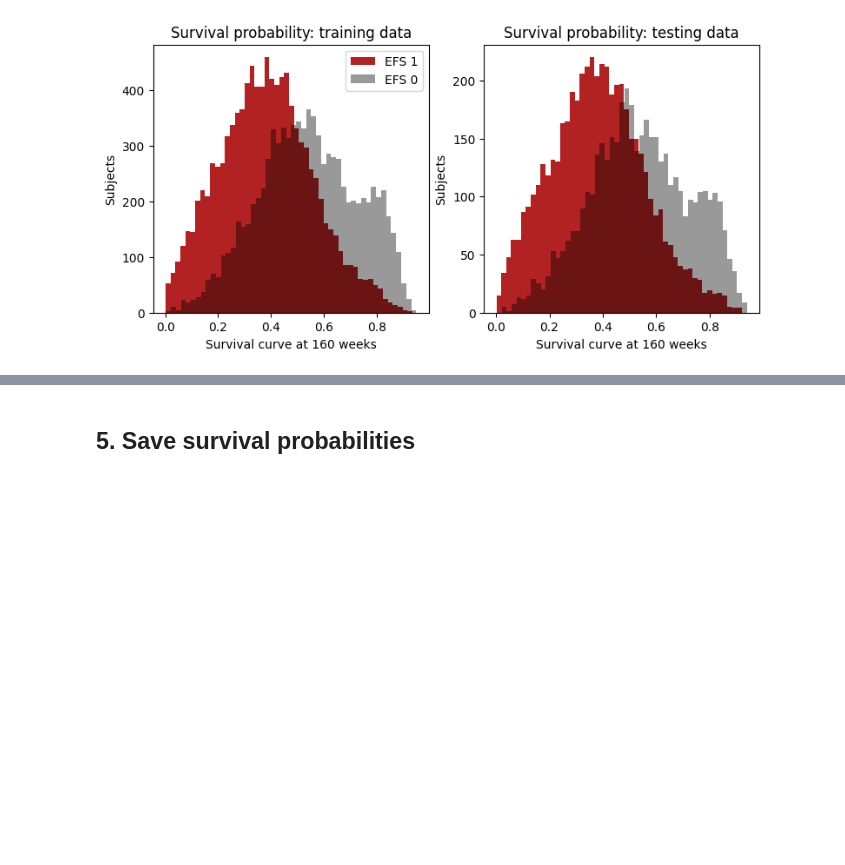
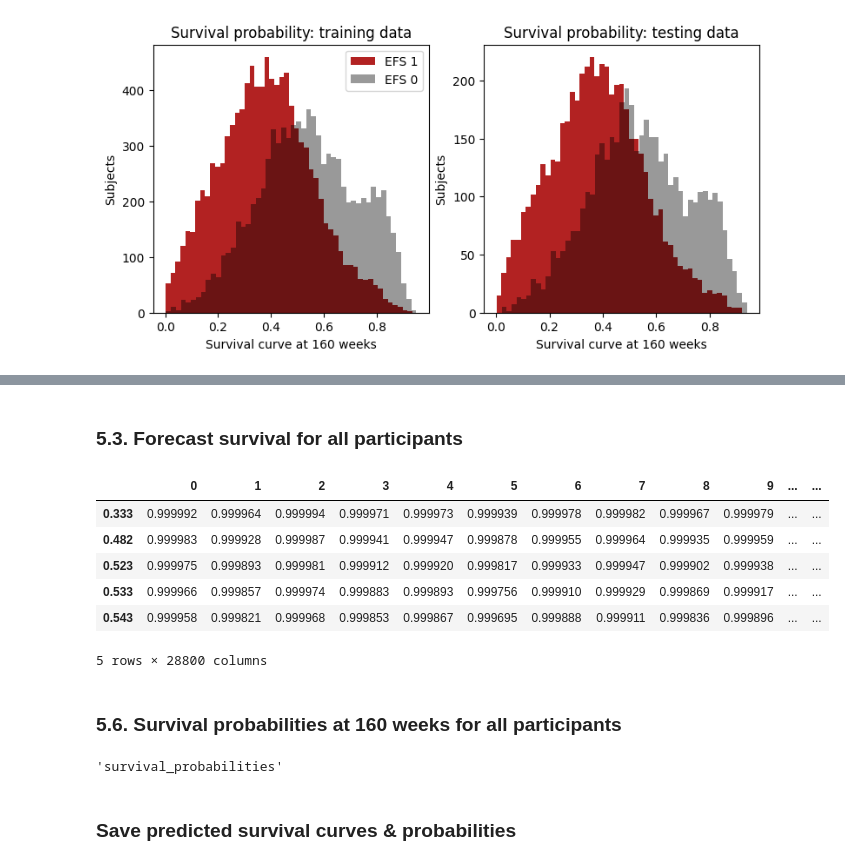
Before and after one commit to gperdrizet/HSCT_survival, a Jupyter notebook: notebooks/04.1-cox_proportional_hazards_regression_model.ipynb, the cells around one changed output, grey strips where cells are left out. Cells and saved outputs as stored; diff of their text form; code cells hidden in the pictures; blank space fills up the shorter version.

```diff
--- a/notebooks/04.1-cox_proportional_hazards_regression_model.ipynb
+++ b/notebooks/04.1-cox_proportional_hazards_regression_model.ipynb
@@ -19,8 +19,8 @@ pd.set_option('display.max_rows', 500)
 data_df_file=f'{config.DATA_PATH}/processed/02.1-no_multicollinearity_encoded_all_imputed_data_df.parquet'
 raw_data_file=f'{config.DATA_PATH}/raw/train.csv'
 feature_types_dict_file=f'{config.DATA_PATH}/processed/01.1-feature_type_dict.pkl'
-training_survival_probabilities_file=f'{config.DATA_PATH}/processed/04.1-training_survival_probabilities.pkl'
-testing_survival_probabilities_file=f'{config.DATA_PATH}/processed/04.1-testing_survival_probabilities.pkl'
+survival_functions_file=f'{config.DATA_PATH}/processed/04.1-coxPH_survival_functions.parquet'
+survival_probabilities_file=f'{config.DATA_PATH}/processed/04.1-coxPH_160_weeke_survival_probabilities.pkl'
 # %% [markdown]
 ## 1. Load data
 # %%
@@ -310,2 +375,24 @@ plt.show()
+# %% [markdown]
+### 5.3. Forecast survival for all participants
+# %%
+survival_functions=cph_model.predict_survival_function(data_df)
+survival_functions.to_parquet(survival_functions_file)
+survival_functions.head()
+# %% [output]
+|  | 0 | 1 | 2 | 3 | 4 | 5 | 6 | 7 | 8 | 9 | ... | ... |
+| 0.333 | 0.999992 | 0.999964 | 0.999994 | 0.999971 | 0.999973 | 0.999939 | 0.999978 | 0.999982 | 0.999967 | 0.999979 | ... | ... |
+| 0.482 | 0.999983 | 0.999928 | 0.999987 | 0.999941 | 0.999947 | 0.999878 | 0.999955 | 0.999964 | 0.999935 | 0.999959 | ... | ... |
+| 0.523 | 0.999975 | 0.999893 | 0.999981 | 0.999912 | 0.999920 | 0.999817 | 0.999933 | 0.999947 | 0.999902 | 0.999938 | ... | ... |
+| 0.533 | 0.999966 | 0.999857 | 0.999974 | 0.999883 | 0.999893 | 0.999756 | 0.999910 | 0.999929 | 0.999869 | 0.999917 | ... | ... |
+| 0.543 | 0.999958 | 0.999821 | 0.999968 | 0.999853 | 0.999867 | 0.999695 | 0.999888 | 0.999911 | 0.999836 | 0.999896 | ... | ... |
+5 rows × 28800 columns
+# %% [markdown]
+### 5.6. Survival probabilities at 160 weeks for all participants
+# %%
+survival_probabilities=testing_survival_functions.iloc[-1]
+survival_probabilities.rename('survival_probabilities', inplace=True)
+survival_probabilities
+# %% [output]
+'survival_probabilities'
 # %% [markdown]
-## 5. Save survival probabilities
+### Save predicted survival curves & probabilities
```
Also changed, not shown: parts of 9 cells of this notebook.
